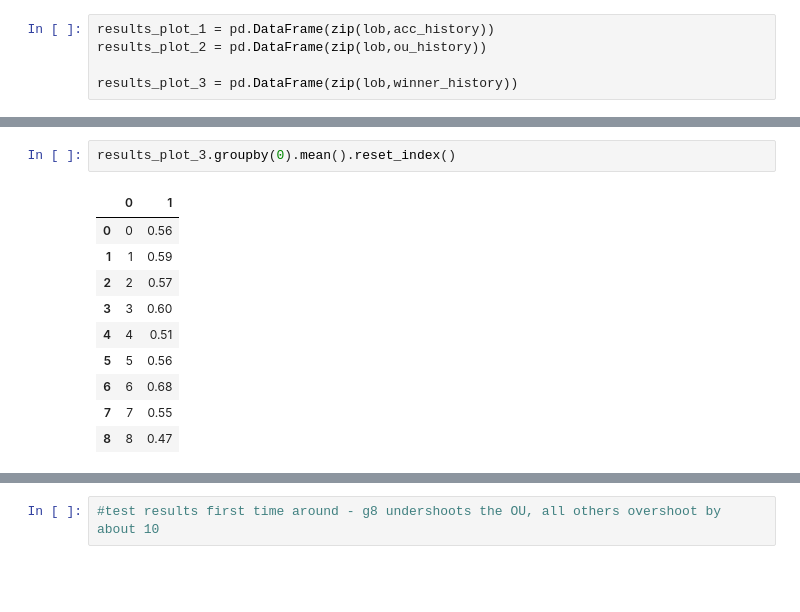
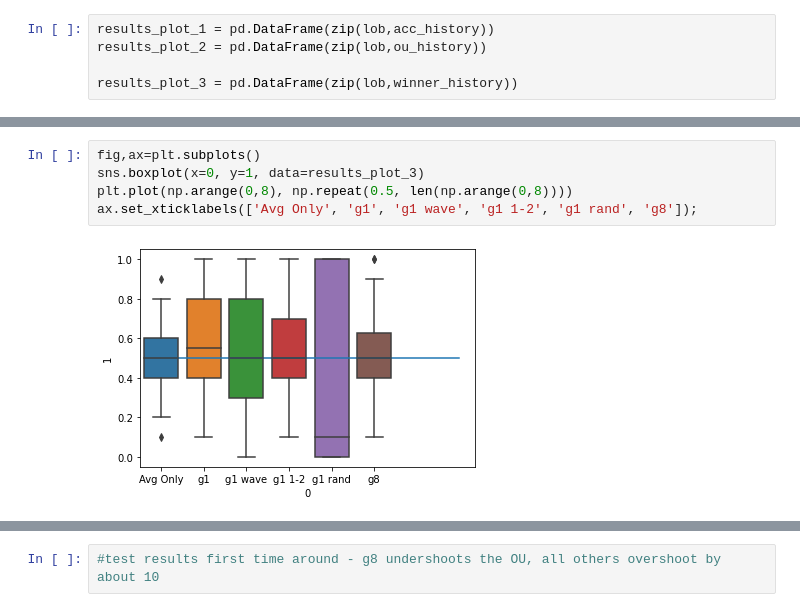
Before and after one commit to mdonahue263/NCAA_Markov, a Jupyter notebook: optimize_matrix_combination_v03.ipynb, the cells around one changed output, grey strips where cells are left out. Drawn from its saved outputs; the diff is of its cells as text; blank space fills up the shorter version.

```diff
--- a/optimize_matrix_combination_v03.ipynb
+++ b/optimize_matrix_combination_v03.ipynb
@@ -350,13 +299,7 @@ ax.set_xticklabels(['g1','g2','g3','g4','g5','g8','A only', 'B only', 'Avg only'
-# %%
-results_plot_3.groupby(0).mean().reset_index()
-# %% [output]
-|  | 0 | 1 |
-| 0 | 0 | 0.56 |
-| 1 | 1 | 0.59 |
-| 2 | 2 | 0.57 |
-| 3 | 3 | 0.60 |
-| 4 | 4 | 0.51 |
-| 5 | 5 | 0.56 |
-| 6 | 6 | 0.68 |
-| 7 | 7 | 0.55 |
-| 8 | 8 | 0.47 |
+# %%
+fig,ax=plt.subplots()
+sns.boxplot(x=0, y=1, data=results_plot_3)
+plt.plot(np.arange(0,8), np.repeat(0.5, len(np.arange(0,8))))
+ax.set_xticklabels(['Avg Only', 'g1', 'g1 wave', 'g1 1-2', 'g1 rand', 'g8']);
+# %% [output]
+[figure, added]
```
Also changed, not shown: parts of 35 cells of this notebook, 2 other files.
